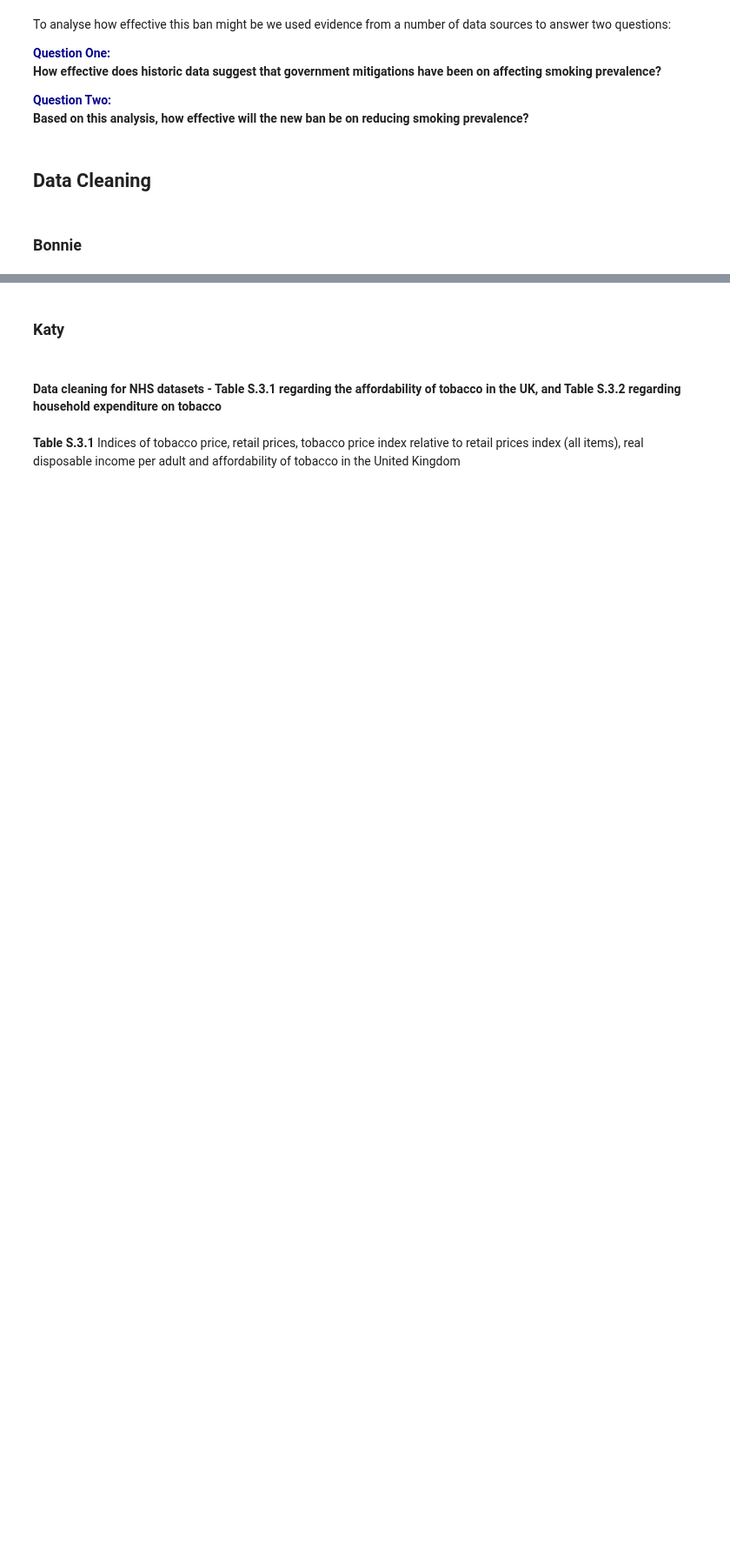
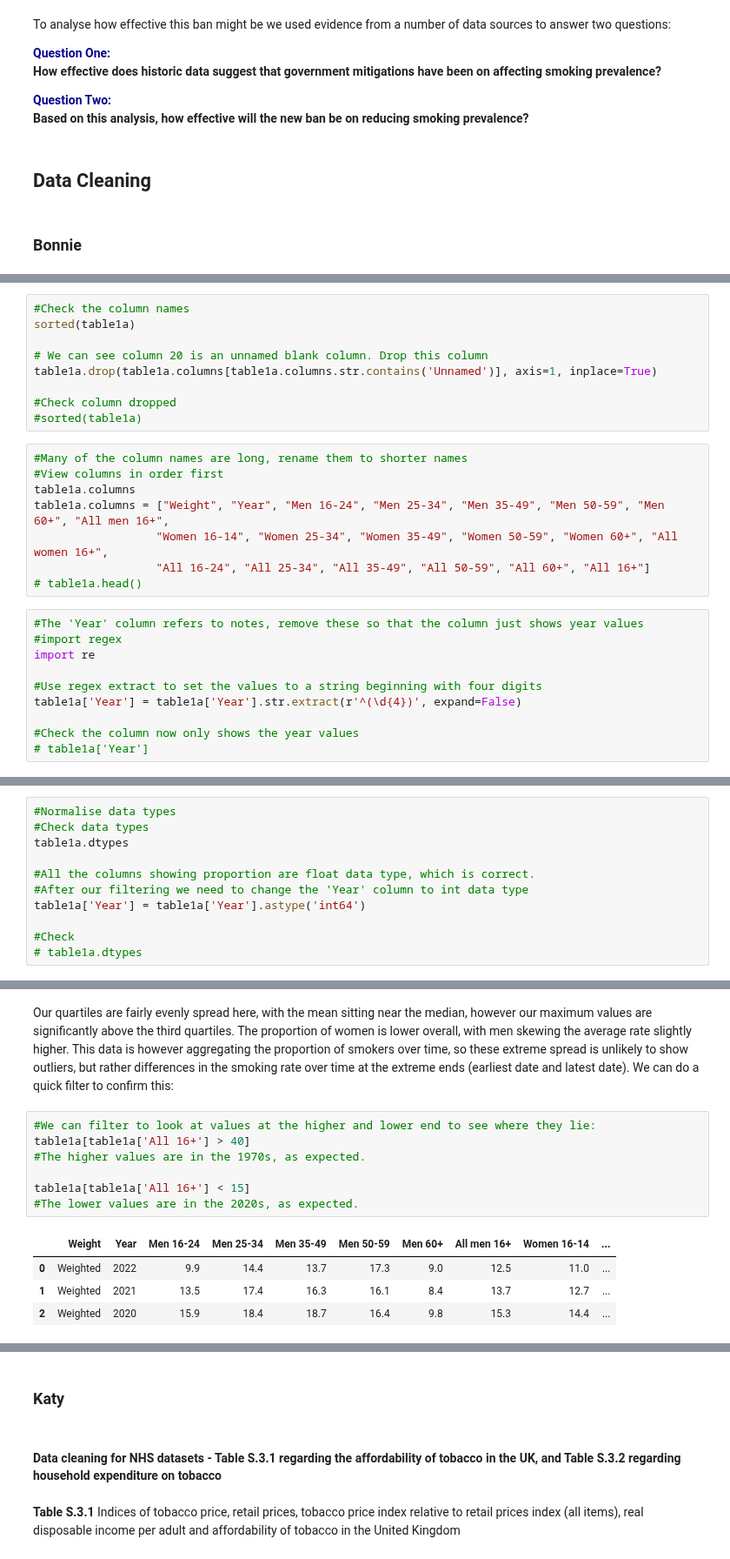
Before and after one commit to rhobaker/Data_Project, a Jupyter notebook: Main_Jupyter_workbook_Rhona.ipynb, the cells around one changed output, grey strips where cells are left out. Shown at 87% size. Drawn from its saved outputs; the diff is of its cells as text; blank space fills up the shorter version.

```diff
--- a/Main_Jupyter_workbook_Rhona.ipynb
+++ b/Main_Jupyter_workbook_Rhona.ipynb
@@ -42,0 +58,27 @@ To analyse how effective this ban might be we used evidence from a number of dat
+# %%
+#Check the column names
+sorted(table1a)
+
+# We can see column 20 is an unnamed blank column. Drop this column
+table1a.drop(table1a.columns[table1a.columns.str.contains('Unnamed')], axis=1, inplace=True)
+
+#Check column dropped
+#sorted(table1a)
+# %%
+#Many of the column names are long, rename them to shorter names
+#View columns in order first
+table1a.columns
+table1a.columns = ["Weight", "Year", "Men 16-24", "Men 25-34", "Men 35-49", "Men 50-59", "Men 60+", "All men 16+",
+                  "Women 16-14", "Women 25-34", "Women 35-49", "Women 50-59", "Women 60+", "All women 16+",
+                  "All 16-24", "All 25-34", "All 35-49", "All 50-59", "All 60+", "All 16+"]
+# table1a.head()
+# %%
+#The 'Year' column refers to notes, remove these so that the column just shows year values
+#import regex
+import re
+
+#Use regex extract to set the values to a string beginning with four digits
+table1a['Year'] = table1a['Year'].str.extract(r'^(\d{4})', expand=False)
+
+#Check the column now only shows the year values
+# table1a['Year']
@@ -42,0 +94,11 @@ To analyse how effective this ban might be we used evidence from a number of dat
+# %%
+#Normalise data types
+#Check data types
+table1a.dtypes
+
+#All the columns showing proportion are float data type, which is correct.
+#After our filtering we need to change the 'Year' column to int data type
+table1a['Year'] = table1a['Year'].astype('int64')
+
+#Check
+# table1a.dtypes
@@ -42,0 +121,14 @@ To analyse how effective this ban might be we used evidence from a number of dat
+# %% [markdown]
+Our quartiles are fairly evenly spread here, with the mean sitting near the median, however our maximum values are significantly above the third quartiles. The proportion of women is lower overall, with men skewing the average rate slightly higher. This data is however aggregating the proportion of smokers over time, so these extreme spread is unlikely to show outliers, but rather differences in the smoking rate over time at the extreme ends (earliest date and latest date). We can do a quick filter to confirm this:
+# %%
+#We can filter to look at values at the higher and lower end to see where they lie:
+table1a[table1a['All 16+'] > 40]
+#The higher values are in the 1970s, as expected.
+
+table1a[table1a['All 16+'] < 15]
+#The lower values are in the 2020s, as expected.
+# %% [output]
+|  | Weight | Year | Men 16-24 | Men 25-34 | Men 35-49 | Men 50-59 | Men 60+ | All men 16+ | Women 16-14 | ... |
+| 0 | Weighted | 2022 | 9.9 | 14.4 | 13.7 | 17.3 | 9.0 | 12.5 | 11.0 | ... |
+| 1 | Weighted | 2021 | 13.5 | 17.4 | 16.3 | 16.1 | 8.4 | 13.7 | 12.7 | ... |
+| 2 | Weighted | 2020 | 15.9 | 18.4 | 18.7 | 16.4 | 9.8 | 15.3 | 14.4 | ... |
```
Also changed, not shown: parts of 25 cells of this notebook.
